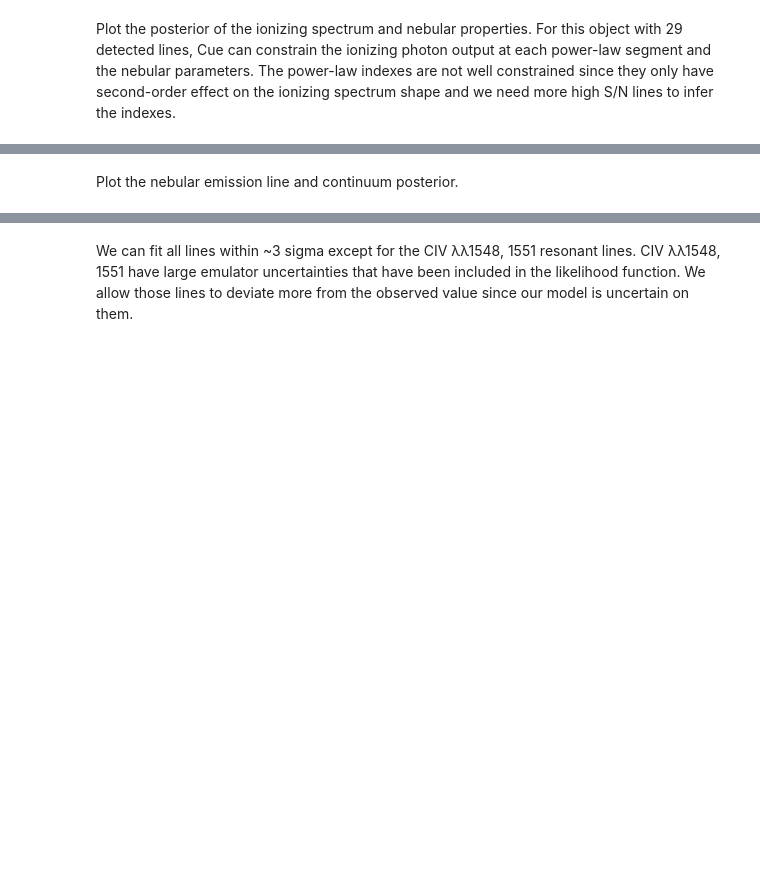
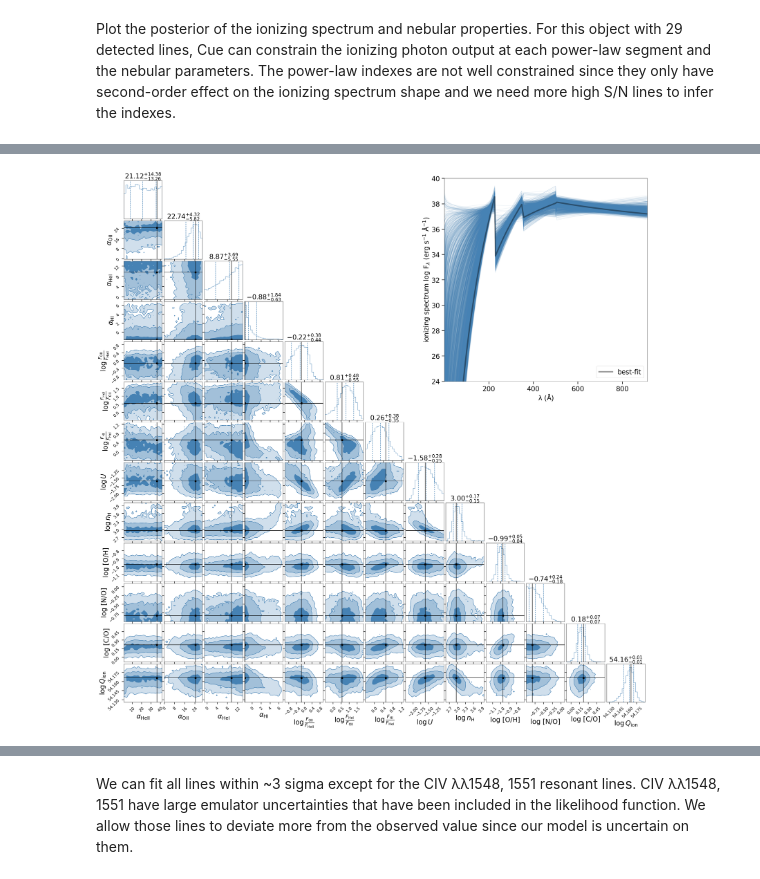
Before and after one commit to yi-jia-li/cue, a Jupyter notebook: demo/cue_demo.ipynb, the cells around one changed output, grey strips where cells are left out. Drawn from its saved outputs; the diff is of its cells as text; code cells hidden in the pictures; blank space fills up the shorter version.

```diff
--- a/demo/cue_demo.ipynb
+++ b/demo/cue_demo.ipynb
@@ -75,5 +77,4 @@ line_var = line_noise**2
 # %%
-# dynesty settings; dynesty implements dynamic nested sampling
 from dynesty import NestedSampler
 from dynesty import DynamicNestedSampler
 import warnings
@@ -87,13 +88,12 @@ dargs = {
         'dlogz': 0.01,
         'update': {'min_ncall': 10000, 'min_eff': 10.},
         'maxcall': int(1.e7),
-        'update_interval': None,
+        'update_interval': float(50),
         'walks': 25
        }
 
 import multiprocessing as mp
 nparallel = 4 # running dynesty in parallel
-dargs['update_interval'] = float(50)
 # %% [markdown]
 Prior of the Cue parameters. The first 7 parameters define the 4 piece-wise power-law ionizing spectrum. The rest parameters include ionization parameter log$U$, gas density log$n_\rm{H}$, gas-phase metallicity log[O/H], log[N/O], log[C/O], and the effective ionizing photon rate log$Q_\rm{ion}$. The last parameter, log$Q_\rm{ion}$ is a scaling parameter that normalizes the output nebular emission lines and continuum by the $Q_\rm{ion}$/$Q_\rm{H}$($U$, $n_\rm{H}$). Here we adopt uniform priors spanning the full training set range.
 # %%
@@ -106,7 +106,7 @@ def prior_transform(model_params):
     n3 = 4.85 * (2*un3 - 1) + 3.15
     n4 = 5.55 * (2*un4 - 1) + 4.55
     n5 = 1.2 * (2*un5 - 1) + 0.7
-    n6 = 1.25 * (2*un5 - 1) + 0.85
+    n6 = 1.25 * (2*un6 - 1) + 0.85
     n7 = 1.5 * (2*un7 - 1) - 2.5  #logU
     n8 = 1.5 * (2*un8 - 1) + 2.5  #lognH (cm^-3)
     n9 = 1.35 * (2*un9 - 1) - 0.85  #gas_logZ
@@ -307,2 +192,0 @@ plt.xlabel(r'log Qs (s$^{-1}$)');
-# %% [markdown]
-Plot the nebular emission line and continuum posterior.
@@ -328,0 +193,67 @@ shortened_sorted_line_name = np.array(shortened_sorted_line_name)
+# %%
+# corner plot of the posterior and the ionizing spectrum posterior
+import corner
+sigmas = 1 - np.exp(-np.array([1,2,3])**2/2) #corresponding to 1,2,3 sigmas
+labels = [r'$\alpha_\mathrm{HeII}$', r'$\alpha_\mathrm{OII}$',
+          r'$\alpha_\mathrm{HeI}$', r'$\alpha_\mathrm{HI}$',
+          r'$\log \frac{F_\mathrm{OII}}{F_\mathrm{HeII}}$',
+          r'$\log \frac{F_\mathrm{HeI}}{F_\mathrm{OII}}$',
+          r'$\log \frac{F_\mathrm{HI}}{F_\mathrm{HeI}}$',
+          r'$\log U$', r'$\log n_\mathrm{H}$',
+          r'log [O/H]',
+          r'log [N/O]',
+          r'log [C/O]',
+          r'$\log Q_\mathrm{ion}$'
+         ]
+
+# define a plot range
+from dynesty.utils import resample_equal
+plot_min, plot_max = np.quantile(resample_equal(cue_results['samples'],
+                                                              np.exp(cue_results['logwt']-cue_results['logz'][-1])),
+                                 [0, 1], axis=0)
+plot_range = [[np.min([cue_results['samples'][-1][i], plot_min[i]]),
+               np.max([cue_results['samples'][-1][i], plot_max[i]])] for i in range(len(plot_min))]
+
+# make corner plot
+fig = corner.corner(cue_results['samples'],
+                    bins = 20,
+                    weights=np.exp(cue_results['logwt']-cue_results['logz'][-1]),
+                    truths = cue_results['samples'][-1],
+                    truth_color= 'k',
+                    #title_quantiles = [0.025, 0.5, 0.975],
+                    quantiles = [0.16, 0.5, 0.84], #[0.025, 0.5, 0.975],
+                    #verbose = True,
+                    color='#4682b4',
+                    show_titles=True,
+                    title_kwargs={"fontsize": 25},
+                    label_kwargs={"size":25},
+                    #max_n_ticks=7,
+                    range = plot_range,
+                    alpha=0.6,
+                    levels=sigmas,
+                    plot_datapoints=False,
+                    plot_density=False,
+                    fill_contours=True,
+                   )
+[ax.tick_params(labelsize=15) for ax in fig.get_axes()]
+axes = np.array(fig.axes).reshape((len(cue_results['samples'][-1]),
+                            len(cue_results['samples'][-1])))
+for i in range(12):
+    axes[i+1, 0].set_ylabel(labels[i+1], size=25)
+for i in range(13):
+    axes[-1, i].set_xlabel(labels[i], size=25)
+
+# plot ionizing spectrum posterior
+left, bottom, width, height = [0.62, 0.62, 0.37, 0.37]
+ax2 = fig.add_axes([left, bottom, width, height])
+for i in range(2000):
+    ax2.plot(wavelength, np.log10(sample_ionizing_spectra[i]), alpha=0.1, c='#4682b4')
+ax2.plot(wavelength, np.log10(best_ionizing_spectrum), alpha=0.4, c='k', lw=5, label='best-fit')
+ax2.set_xlim(1,912)
+ax2.set_ylim(24, 40)
+ax2.legend(loc='lower right', prop={'size':25})
+ax2.set_xlabel(r'$\mathrm{\lambda}$ ($\mathrm{\AA}$)', size=25)
+ax2.set_ylabel(r'ionizing spectrum log $\mathrm{F}_\lambda$ (erg s$^{-1}$ $\mathrm{\AA}^{-1}$)', size=25);
+ax2.tick_params(labelsize=25, length=10, width=2)
+# %% [output]
+[figure, added]
```
Also changed, not shown: parts of 17 cells of this notebook, 1 other file.
